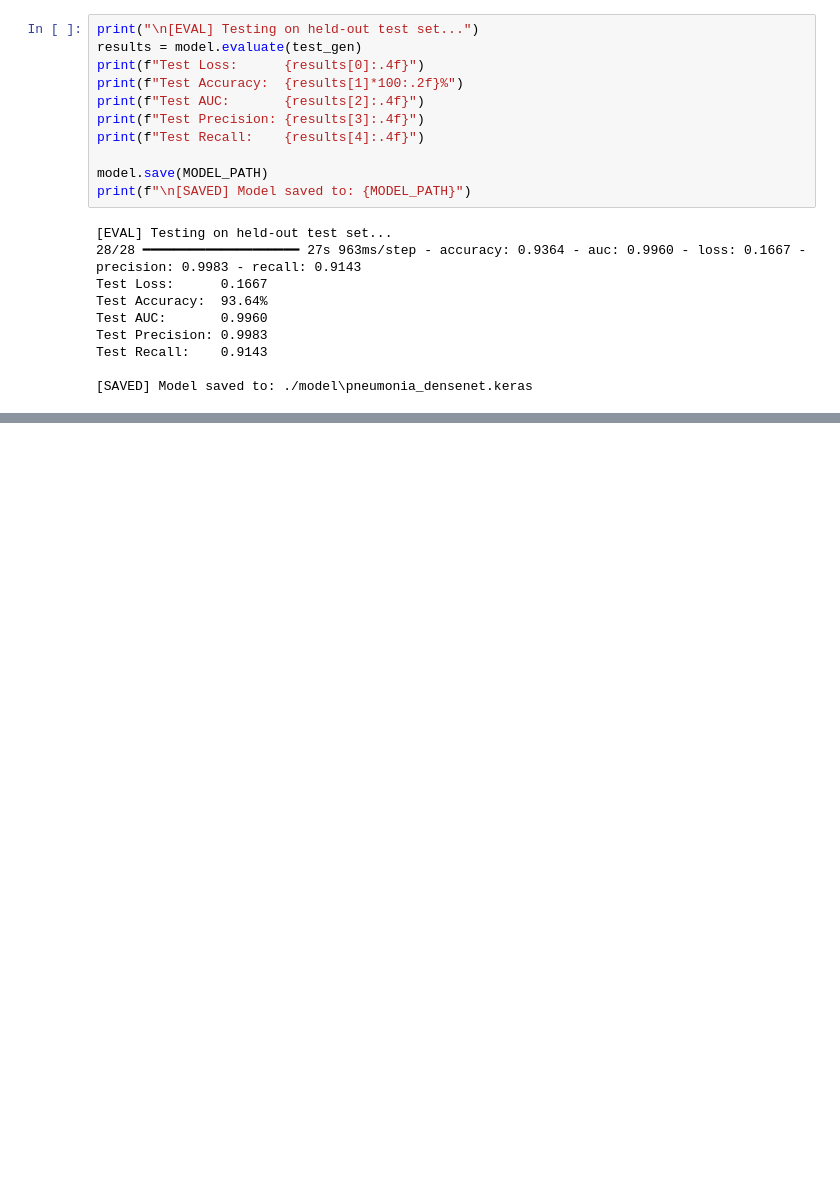
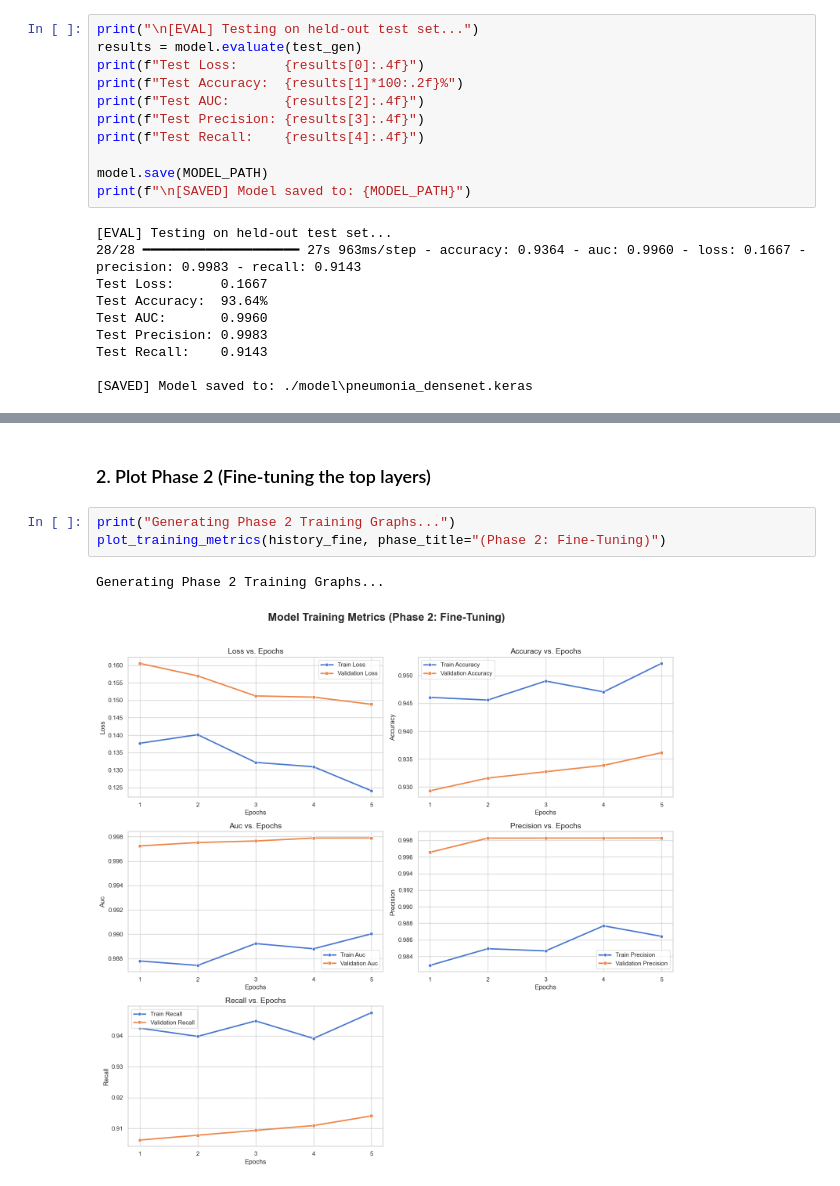
Before and after one commit to Maddox24425/Major-Project, a Jupyter notebook: Model_Train.ipynb, the cells around one changed output, grey strips where cells are left out. Cells and saved outputs as stored; diff of their text form; blank space fills up the shorter version.

```diff
--- a/Model_Train.ipynb
+++ b/Model_Train.ipynb
@@ -237,0 +305,8 @@ Test Recall:    0.9143
+# %% [markdown]
+### 2. Plot Phase 2 (Fine-tuning the top layers)
+# %%
+print("Generating Phase 2 Training Graphs...")
+plot_training_metrics(history_fine, phase_title="(Phase 2: Fine-Tuning)")
+# %% [output]
+Generating Phase 2 Training Graphs...
+[figure, added]
```
Also changed, not shown: parts of 5 cells of this notebook.
